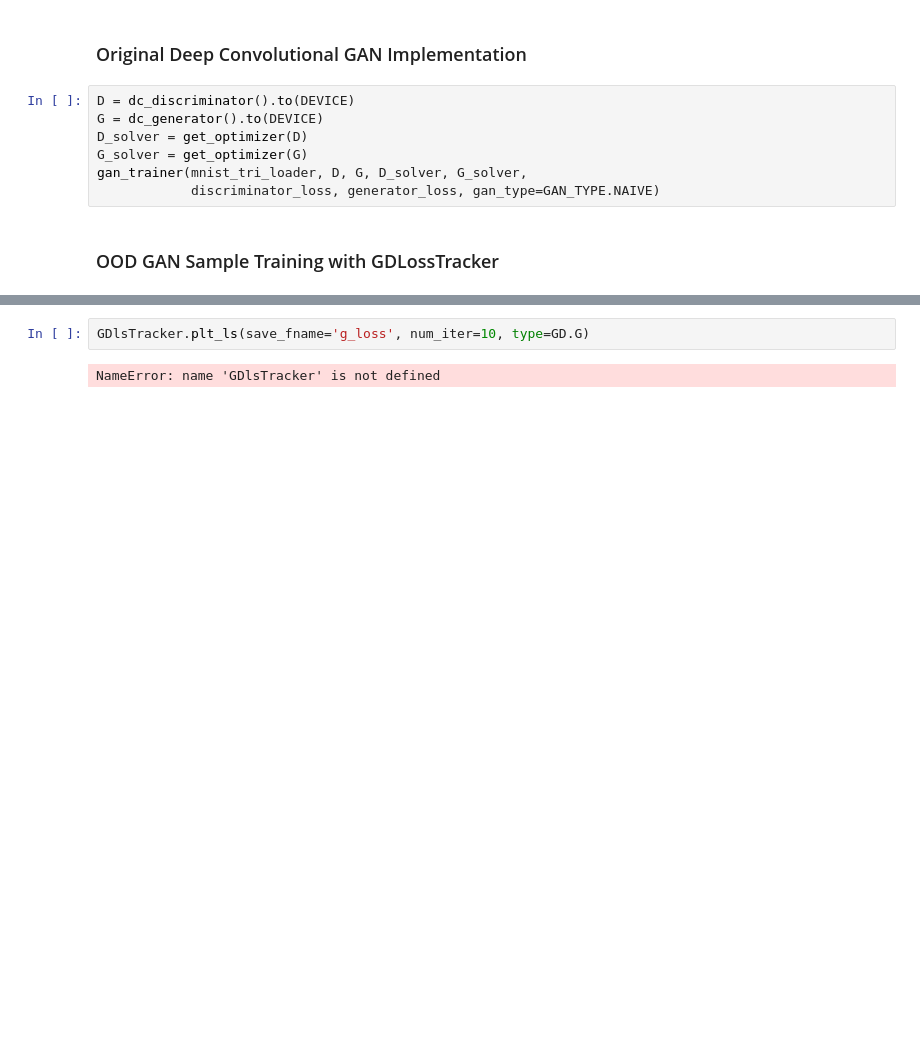
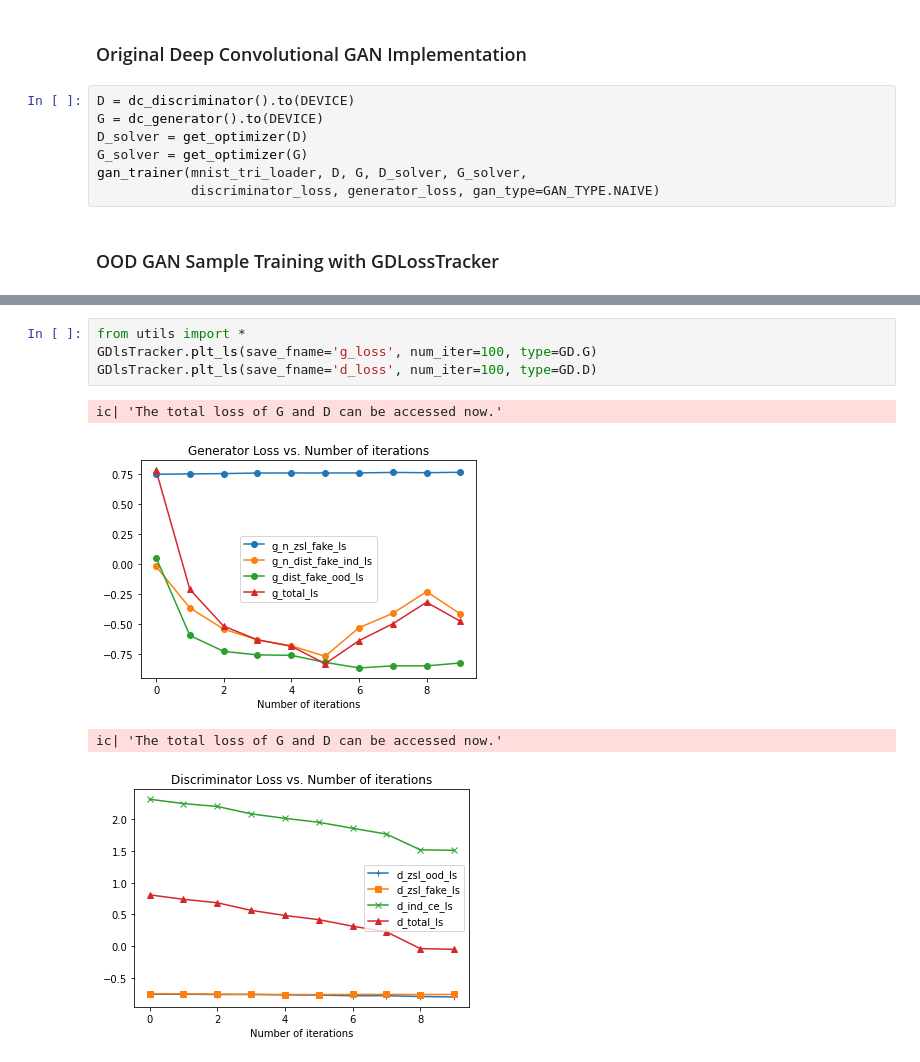
Before and after one commit to Xiaoyang-Song/Out-of-Distribution-GANs, a Jupyter notebook: Notebooks/ood_gan.ipynb, the cells around one changed output, grey strips where cells are left out. Cells and saved outputs as stored; diff of their text form; blank space fills up the shorter version.

```diff
--- a/Notebooks/ood_gan.ipynb
+++ b/Notebooks/ood_gan.ipynb
@@ -67,4 +66,9 @@ ic| 'Sample Training with GD_Loss_tracker Finished.'
 # %%
-GDlsTracker.plt_ls(save_fname='g_loss', num_iter=10, type=GD.G)
+from utils import *
+GDlsTracker.plt_ls(save_fname='g_loss', num_iter=100, type=GD.G)
+GDlsTracker.plt_ls(save_fname='d_loss', num_iter=100, type=GD.D)
 # %% [output]
-NameError: name 'GDlsTracker' is not defined
+ic| 'The total loss of G and D can be accessed now.'
+[figure, added]
+ic| 'The total loss of G and D can be accessed now.'
+[figure, added]
```
Also changed, not shown: parts of 2 cells of this notebook, 3 other files.
